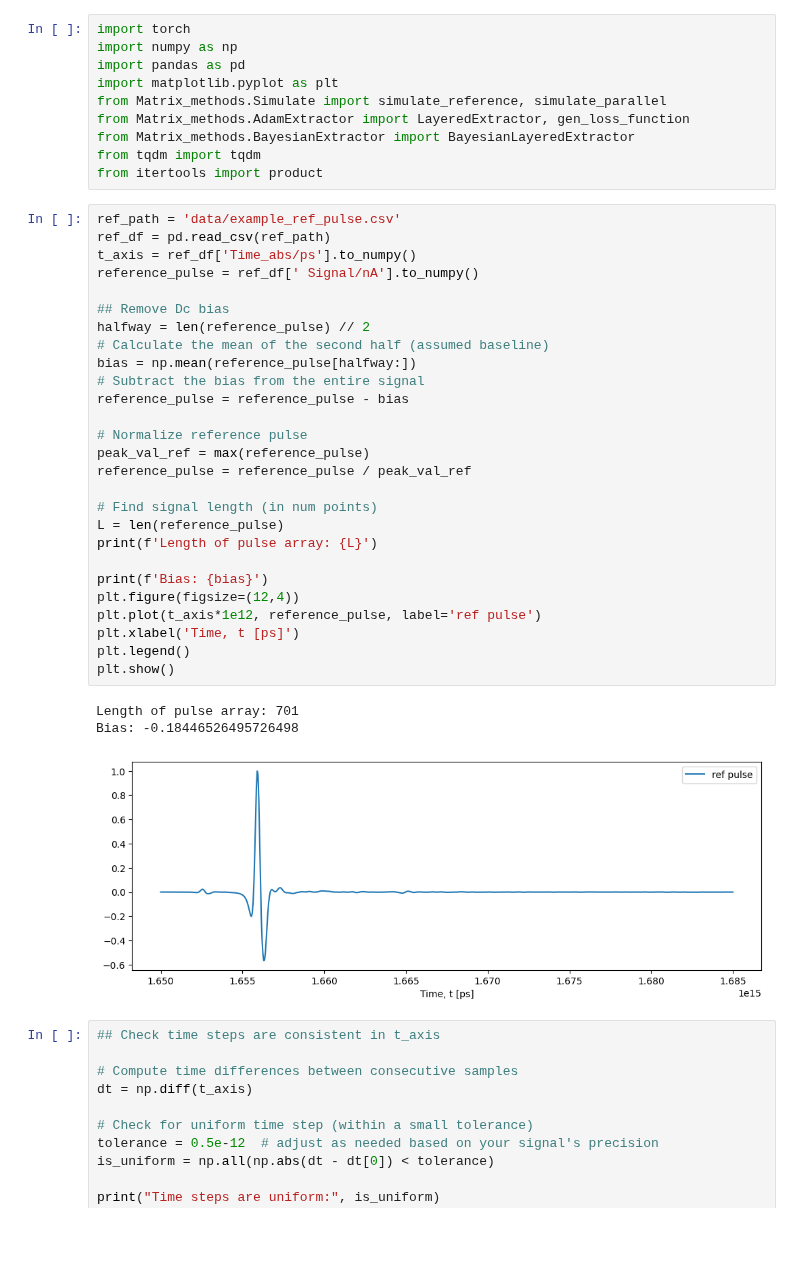
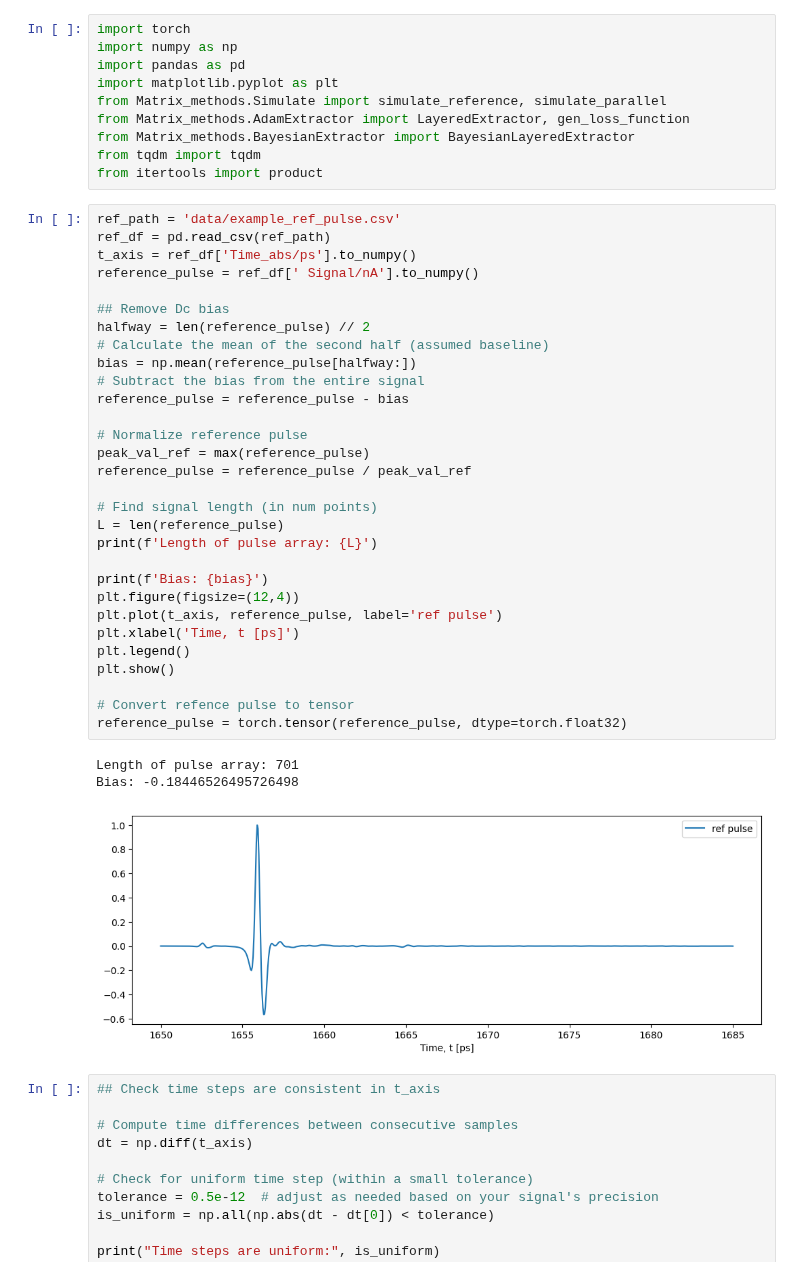
Before and after one commit to tls54/THz-TDS, a Jupyter notebook: Transfer Matrix Method/Experimental_reference.ipynb, the cells around one changed output. Drawn from its saved outputs; the diff is of its cells as text; blank space fills up the shorter version.

```diff
--- a/Transfer Matrix Method/Experimental_reference.ipynb
+++ b/Transfer Matrix Method/Experimental_reference.ipynb
@@ -11,34 +11,37 @@ from itertools import product
 # %%
 ref_path = 'data/example_ref_pulse.csv'
 ref_df = pd.read_csv(ref_path)
 t_axis = ref_df['Time_abs/ps'].to_numpy()
 reference_pulse = ref_df[' Signal/nA'].to_numpy()
 
 ## Remove Dc bias
 halfway = len(reference_pulse) // 2
 # Calculate the mean of the second half (assumed baseline)
 bias = np.mean(reference_pulse[halfway:])
 # Subtract the bias from the entire signal
 reference_pulse = reference_pulse - bias
 
 # Normalize reference pulse
 peak_val_ref = max(reference_pulse)
 reference_pulse = reference_pulse / peak_val_ref
 
 # Find signal length (in num points)
 L = len(reference_pulse)
 print(f'Length of pulse array: {L}')
 
 print(f'Bias: {bias}')
 plt.figure(figsize=(12,4))
-plt.plot(t_axis*1e12, reference_pulse, label='ref pulse')
+plt.plot(t_axis, reference_pulse, label='ref pulse')
 plt.xlabel('Time, t [ps]')
 plt.legend()
 plt.show()
+
+# Convert refence pulse to tensor
+reference_pulse = torch.tensor(reference_pulse, dtype=torch.float32)
 # %% [output]
 Length of pulse array: 701
 Bias: -0.18446526495726498
-[figure, old version]
+[figure, new version]
 # %%
 ## Check time steps are consistent in t_axis
 
```
Also changed, not shown: parts of 16 cells of this notebook, 1 other file.
